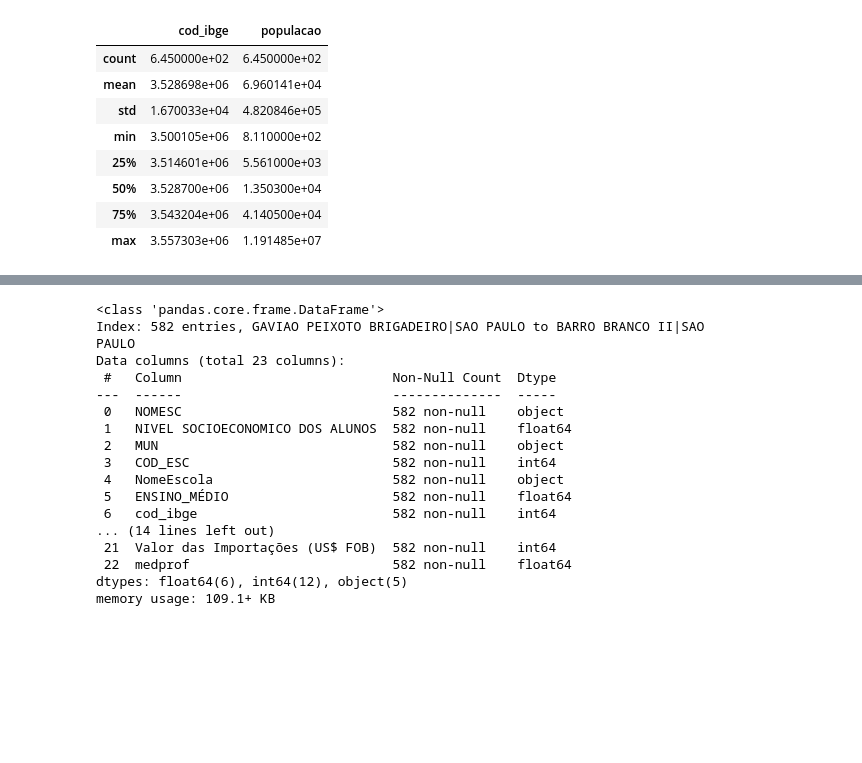
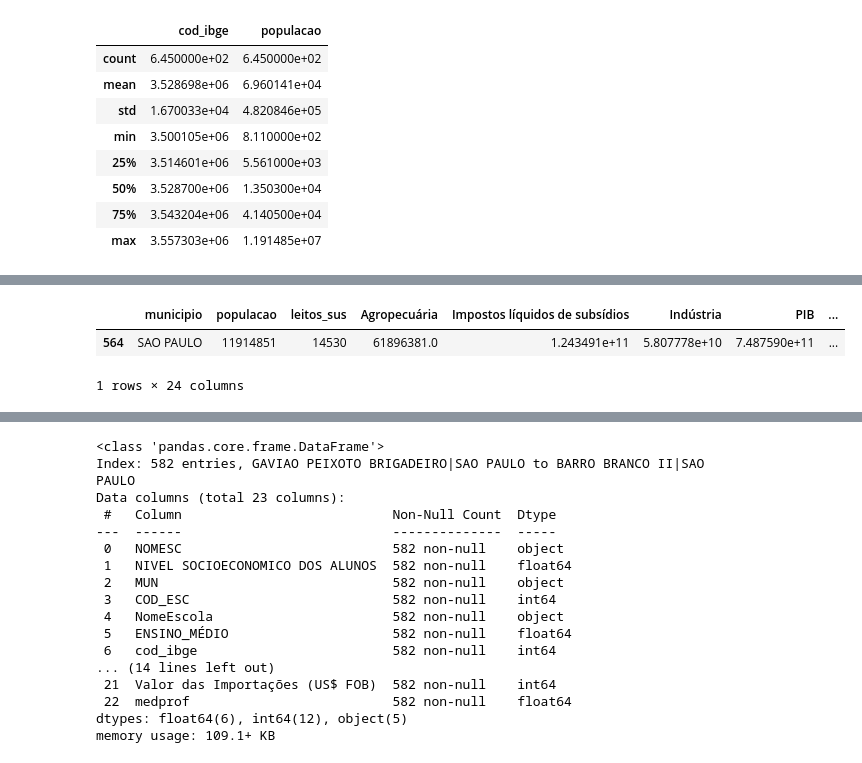
Before and after one commit to tiagogodoi/infra-ensino, a Jupyter notebook: TCC-final-2023.ipynb, the cells around one changed output, grey strips where cells are left out. Cells and saved outputs as stored; diff of their text form; code cells hidden in the pictures; blank space fills up the shorter version.

```diff
--- a/TCC-final-2023.ipynb
+++ b/TCC-final-2023.ipynb
@@ -340,3 +435,10 @@ df_completo.head()
+# %%
+grupo1 = df_comp_pre_knn[df_comp_pre_knn['Grupo'] == 1]
+grupo1
+# %% [output]
+|  | municipio | populacao | leitos_sus | Agropecuária | Impostos líquidos de subsídios | Indústria | PIB | ... |
+| 564 | SAO PAULO | 11914851 | 14530 | 61896381.0 | 1.243491e+11 | 5.807778e+10 | 7.487590e+11 | ... |
+1 rows × 24 columns
 # %%
 df_comp_em = pd.merge(df_idesp_em, df_completo, left_on="NomeMunicipio", right_on="municipio")
 df_comp_em = df_comp_em.drop("NomeMunicipio", axis=1)
```
Also changed, not shown: parts of 11 cells of this notebook.
